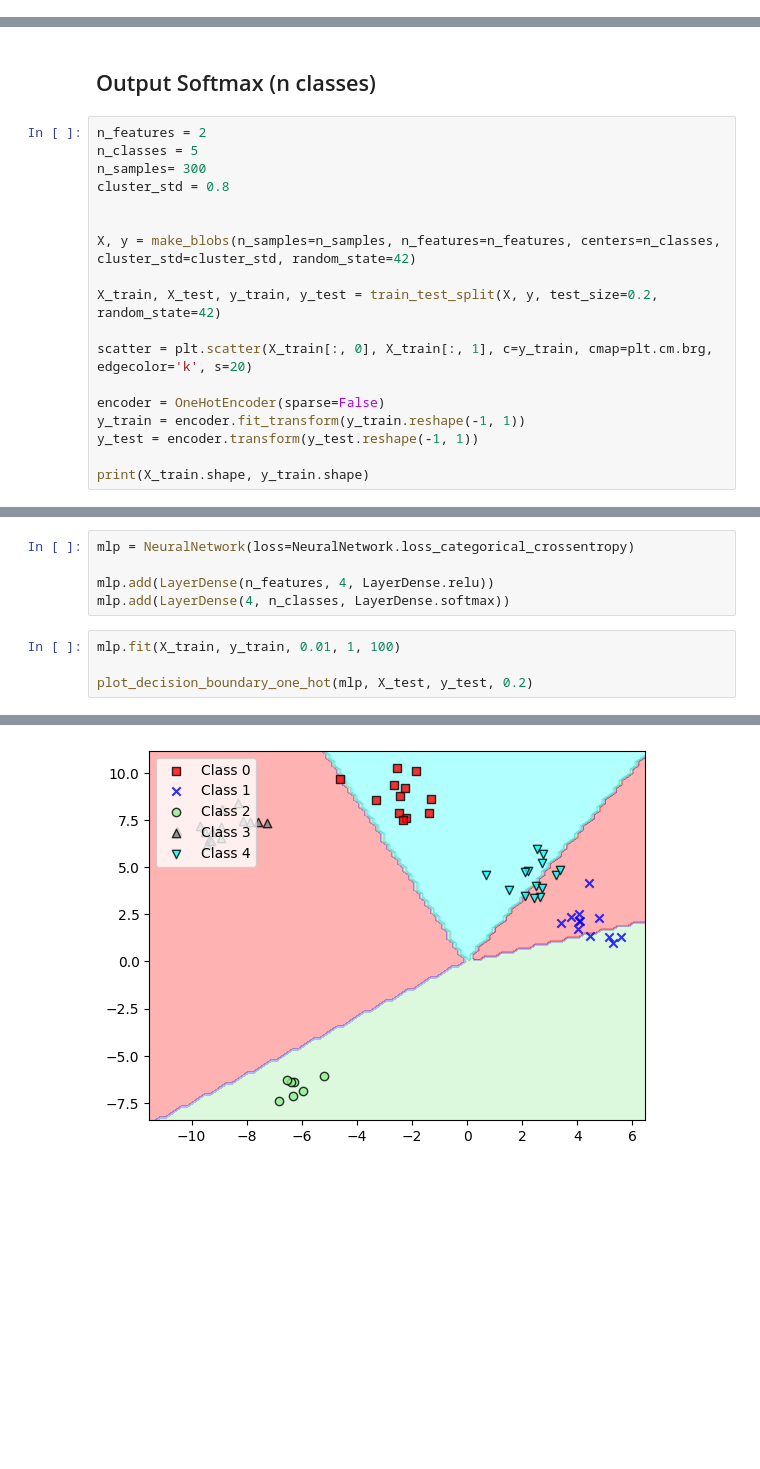
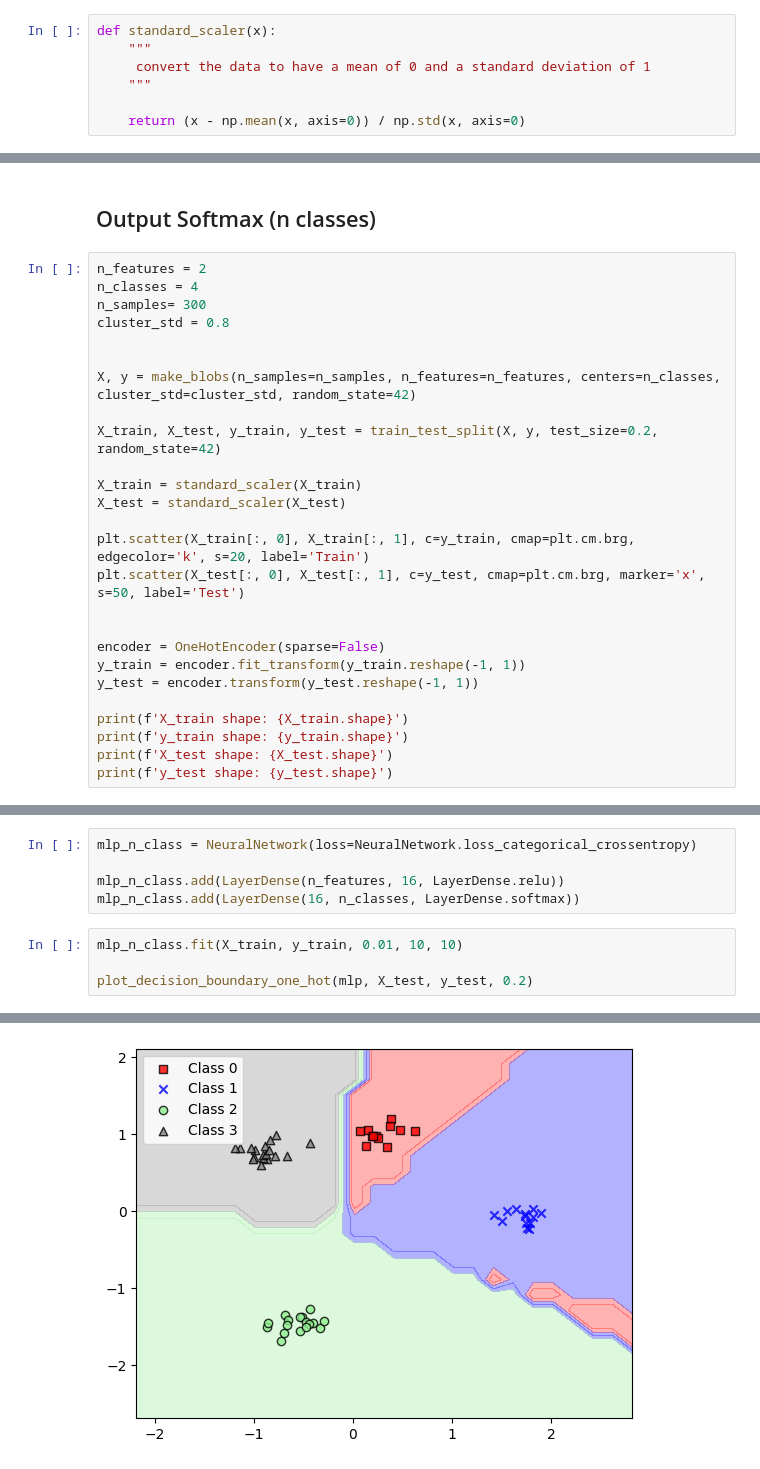
Before and after one commit to RaLLy08/scratch-mlp, a Jupyter notebook: python/mlp.ipynb, the cells around one changed output, grey strips where cells are left out. Saved outputs shown, nothing was run; the diff lists cells and outputs as text; blank space fills up the shorter version.

```diff
--- a/python/mlp.ipynb
+++ b/python/mlp.ipynb
@@ -252,6 +253,13 @@ def df_sigmoid(x):
 df(LayerDense.relu, 4)
 # %% [output]
 0.9999999999976694
+# %%
+def standard_scaler(x):
+    """
+     convert the data to have a mean of 0 and a standard deviation of 1
+    """
+
+    return (x - np.mean(x, axis=0)) / np.std(x, axis=0)
 # %%
 np.random.seed(0)
 
@@ -495,7 +552,7 @@ Epoch: 0/1 | loss 0.0005194401113546659
 <h2> Output Softmax (n classes) </h2>
 # %%
 n_features = 2
-n_classes = 5
+n_classes = 4
 n_samples= 300
 cluster_std = 0.8
 
@@ -504,11 +561,19 @@ X, y = make_blobs(n_samples=n_samples, n_features=n_features, centers=n_classes,
 
 X_train, X_test, y_train, y_test = train_test_split(X, y, test_size=0.2, random_state=42)
 
-scatter = plt.scatter(X_train[:, 0], X_train[:, 1], c=y_train, cmap=plt.cm.brg, edgecolor='k', s=20)
+X_train = standard_scaler(X_train)
+X_test = standard_scaler(X_test)
+
+plt.scatter(X_train[:, 0], X_train[:, 1], c=y_train, cmap=plt.cm.brg, edgecolor='k', s=20, label='Train')
+plt.scatter(X_test[:, 0], X_test[:, 1], c=y_test, cmap=plt.cm.brg, marker='x', s=50, label='Test')
+
 
 encoder = OneHotEncoder(sparse=False)
 y_train = encoder.fit_transform(y_train.reshape(-1, 1))
 y_test = encoder.transform(y_test.reshape(-1, 1))
 
-print(X_train.shape, y_train.shape)
+print(f'X_train shape: {X_train.shape}')
+print(f'y_train shape: {y_train.shape}')
+print(f'X_test shape: {X_test.shape}')
+print(f'y_test shape: {y_test.shape}')
 # %% [output]
@@ -517,10 +590,10 @@ print(X_train.shape, y_train.shape)
 # %%
-mlp = NeuralNetwork(loss=NeuralNetwork.loss_categorical_crossentropy)
+mlp_n_class = NeuralNetwork(loss=NeuralNetwork.loss_categorical_crossentropy)
 
-mlp.add(LayerDense(n_features, 4, LayerDense.relu))
-mlp.add(LayerDense(4, n_classes, LayerDense.softmax))
+mlp_n_class.add(LayerDense(n_features, 16, LayerDense.relu))
+mlp_n_class.add(LayerDense(16, n_classes, LayerDense.softmax))
 # %%
-mlp.fit(X_train, y_train, 0.01, 1, 100)
+mlp_n_class.fit(X_train, y_train, 0.01, 10, 10)
 
 plot_decision_boundary_one_hot(mlp, X_test, y_test, 0.2)
 # %% [output]
@@ -532 +614 @@ Epoch: 0/1 | loss 0.3471789993860109
-[figure, old version]
+[figure, new version]
```
Also changed, not shown: parts of 19 cells of this notebook, 4 other files.
